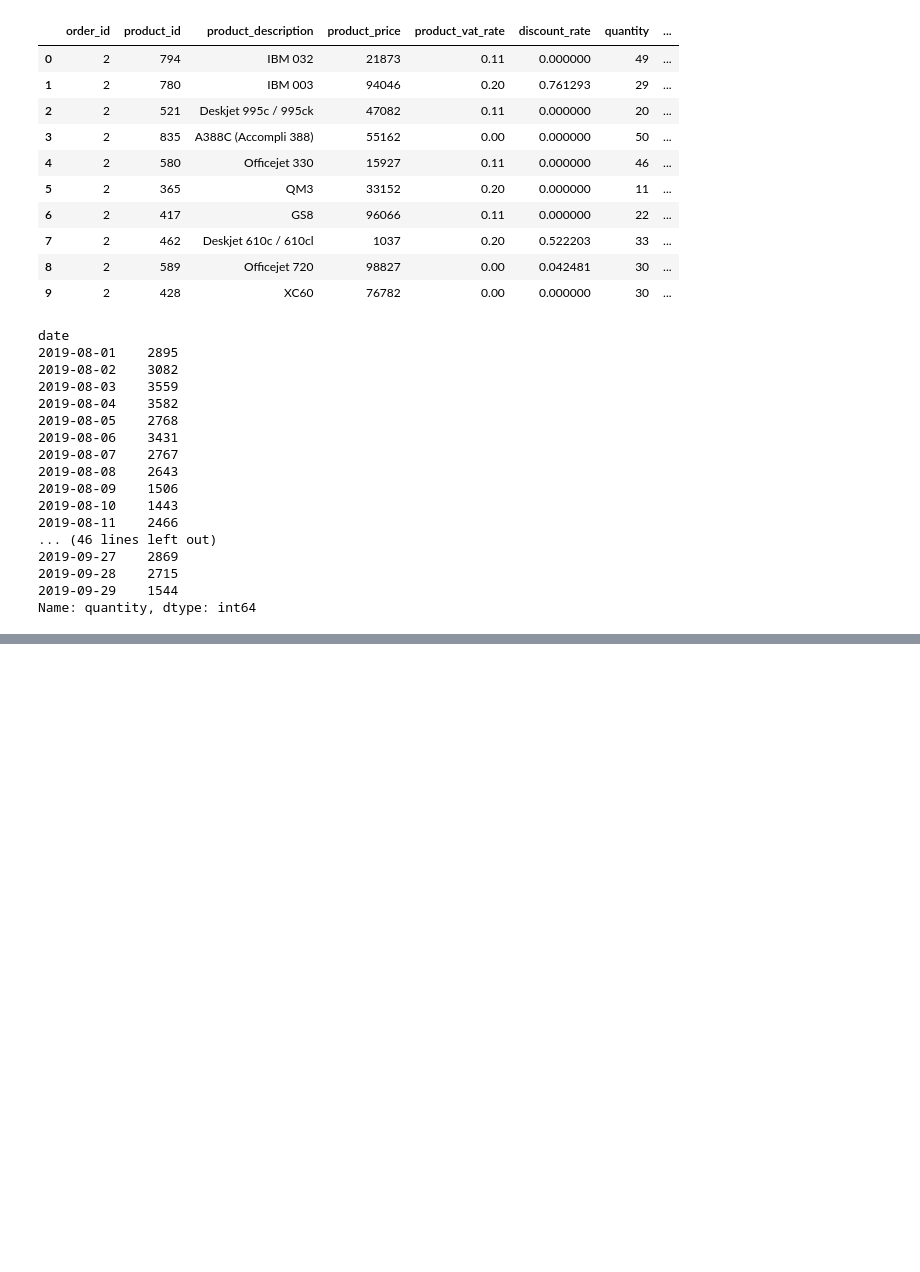
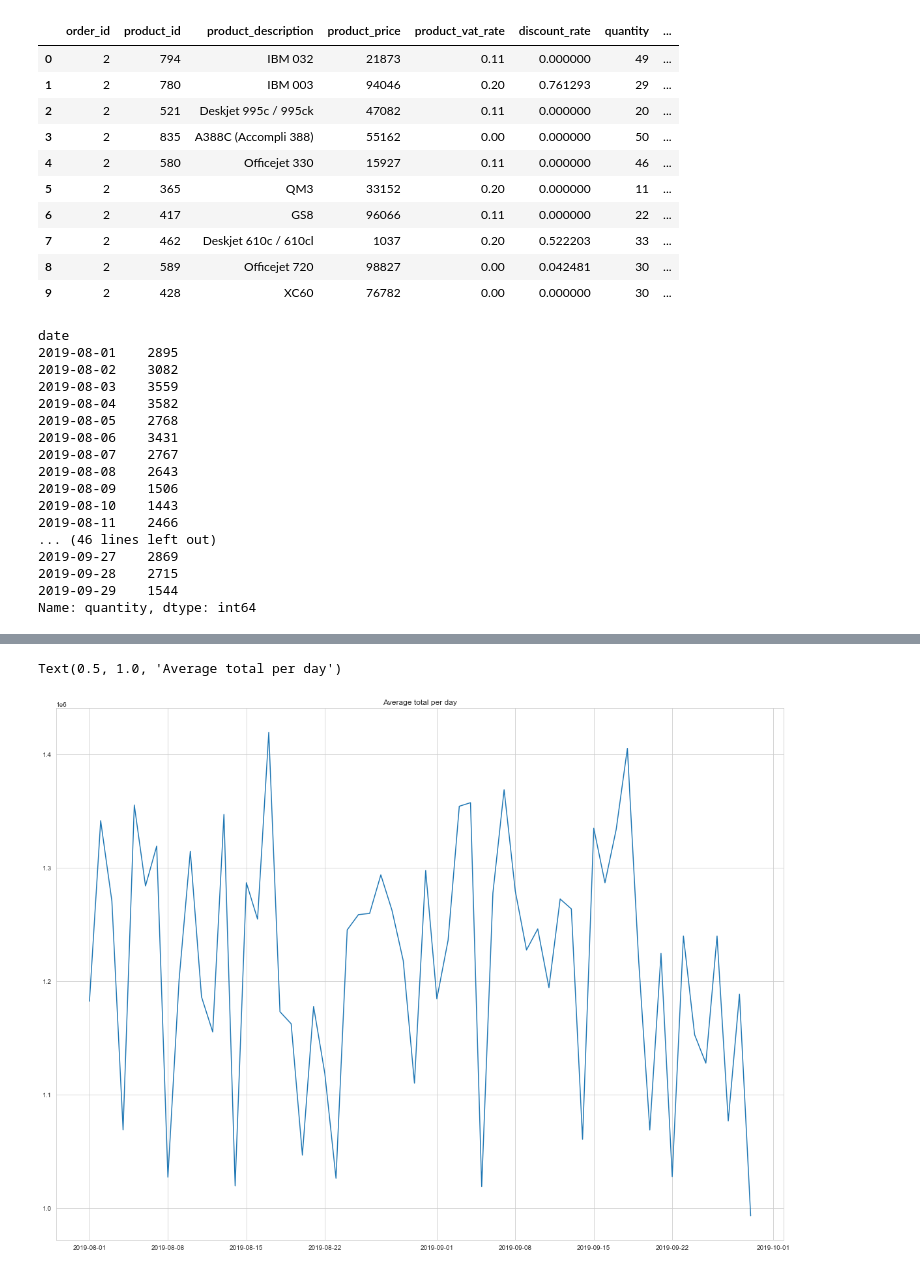
Before and after one commit to asaidomar/suade_test, a Jupyter notebook: data_analyse.ipynb, the cells around one changed output, grey strips where cells are left out. Drawn from its saved outputs; the diff is of its cells as text; code cells hidden in the pictures; blank space fills up the shorter version.

```diff
--- a/data_analyse.ipynb
+++ b/data_analyse.ipynb
@@ -143,0 +160,8 @@ ax = sns.lineplot(hue='time', data=discounted_day)
+# %%
+plt.figure(figsize=(20,15))
+avg_order_total = merged_order_and_item.groupby("date")["total_amount"].mean()
+ax = sns.lineplot(data=avg_order_total)
+ax.set_title('Average total per day')
+# %% [output]
+Text(0.5, 1.0, 'Average total per day')
+[figure, added]
```
Also changed, not shown: parts of 7 cells of this notebook.
